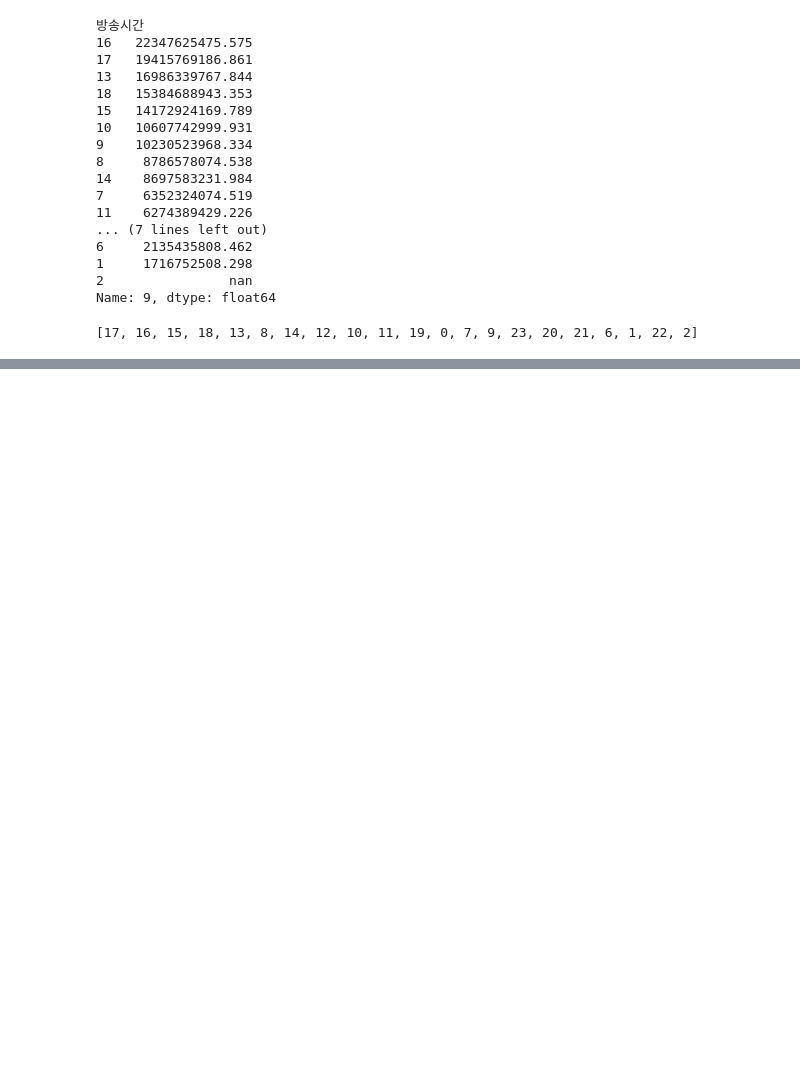
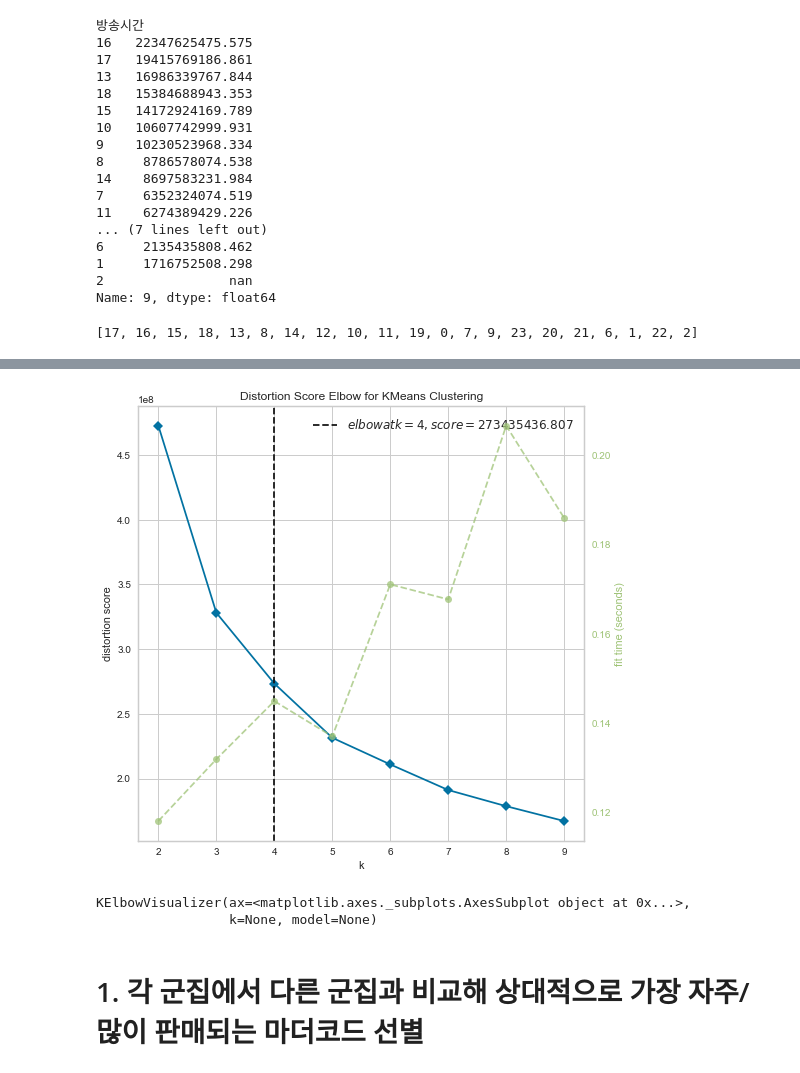
Before and after one commit to cryingjin/Shopping_GG, a Jupyter notebook: 3. Modeling/0922_prep4SASRec_JS.ipynb, the cells around one changed output, grey strips where cells are left out. Cells and saved outputs as stored; diff of their text form; code cells hidden in the pictures; blank space fills up the shorter version.

```diff
--- a/3. Modeling/0922_prep4SASRec_JS.ipynb
+++ b/3. Modeling/0922_prep4SASRec_JS.ipynb
@@ -424,0 +355,4 @@ for _ in range(100):
+# %%
+user = user.merge(scale_timeY.iloc[:, 1:], on = ['방송월', '방송시간(시간)'], how = 'left')
+# %%
+u = user.groupby('user').mean().reset_index()
@@ -424,0 +431,7 @@ for _ in range(100):
+# %%
+plt.figure(figsize = (8,8))
+kelbow_visualizer(KMeans(random_state=0), u.iloc[:,1:], k=(2,10))
+# %% [output]
+[figure, added]
+KElbowVisualizer(ax=<matplotlib.axes._subplots.AxesSubplot object at 0x...>,
+                 k=None, model=None)
@@ -424,0 +442,2 @@ for _ in range(100):
+# %% [markdown]
+# 1. 각 군집에서 다른 군집과 비교해 상대적으로 가장 자주/많이 판매되는 마더코드 선별
```
Also changed, not shown: parts of 83 cells of this notebook, 15 other files.
